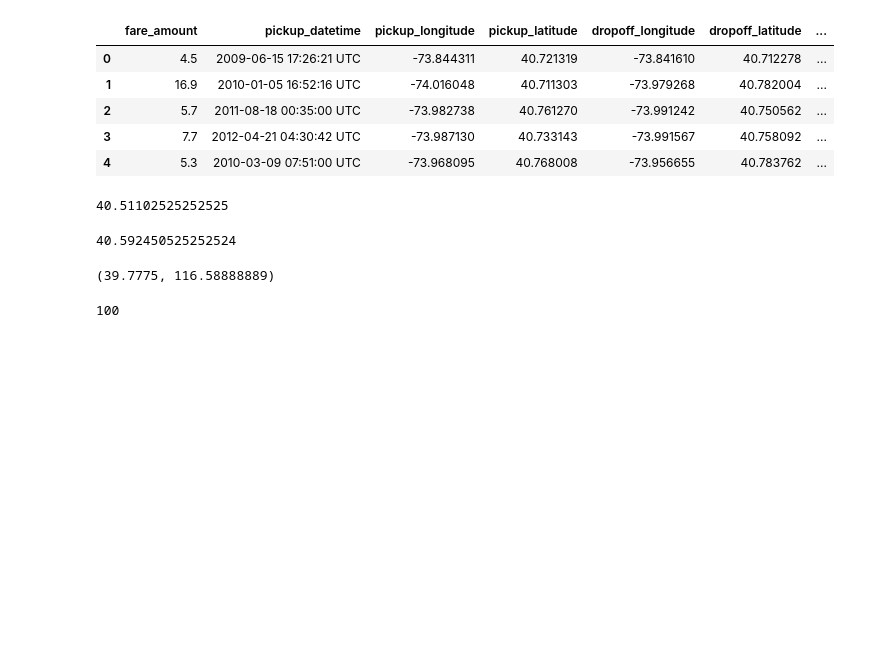
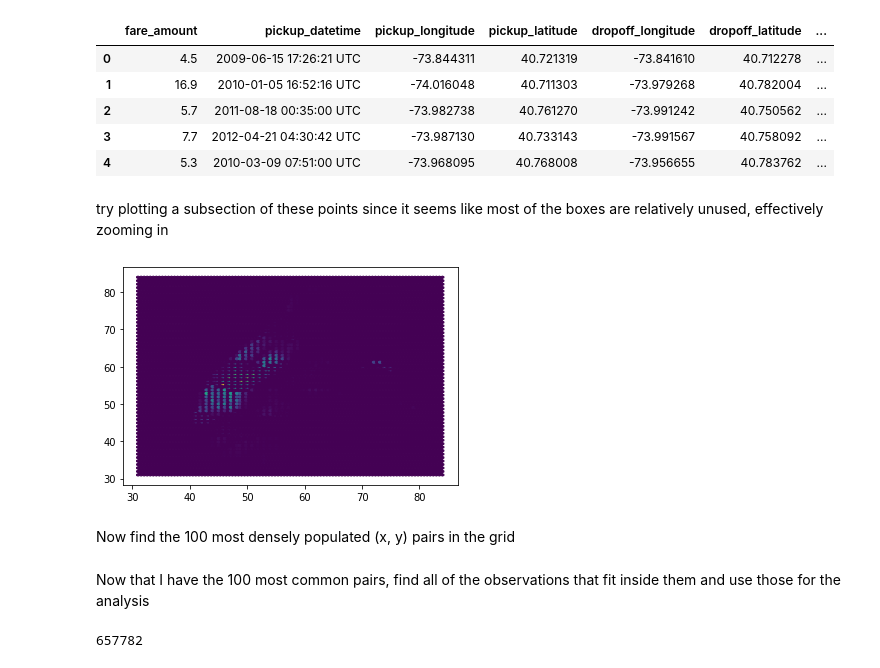
Before and after one commit to cla24/taxi_fare_weather, a Jupyter notebook: coordinates.ipynb, the cells around one changed output. Cells and saved outputs as stored; diff of their text form; code cells hidden in the pictures; blank space fills up the shorter version.

Commit message:
changes to coordinates file

```diff
--- a/coordinates.ipynb
+++ b/coordinates.ipynb
@@ -77,15 +78,25 @@ df.head()
 | 2 | 5.7 | 2011-08-18 00:35:00 UTC | -73.982738 | 40.761270 | -73.991242 | 40.750562 | ... |
 | 3 | 7.7 | 2012-04-21 04:30:42 UTC | -73.987130 | 40.733143 | -73.991567 | 40.758092 | ... |
 | 4 | 5.3 | 2010-03-09 07:51:00 UTC | -73.968095 | 40.768008 | -73.956655 | 40.783762 | ... |
-# %%
-rows[2]
-# %% [output]
-40.51102525252525
-# %%
-rows[20]
-# %% [output]
-40.592450525252524
-# %%
-bottomRight
-# %% [output]
-(39.7775, 116.58888889)
+# %% [markdown]
+try plotting a subsection of these points since it seems like most of the boxes are relatively unused, effectively zooming in
+# %%
+x_corr = np.concatenate([df['pick_col'].to_numpy(), df['drop_col'].to_numpy()])
+y_corr = np.concatenate([df['pick_row'].to_numpy(), df['drop_row'].to_numpy()])
+
+x_indexes = np.where((x_corr <= 30) | (x_corr >= 85))
+y_indexes = np.where((y_corr <= 30) | (y_corr >= 85))
+
+# get the unique index positions of the observations that don't fit to filter them out
+indexes = np.unique(np.concatenate([x_indexes, y_indexes], axis=1))
+
+# filter the x and y coordinates and then plot
+x_fil = np.delete(x_corr, indexes)
+y_fil = np.delete(y_corr, indexes)
+
+plt.hexbin(x_fil,y_fil)
+plt.show()
+# %% [output]
+[figure, added]
+# %% [markdown]
+Now find the 100 most densely populated (x, y) pairs in the grid
@@ -91,0 +116,2 @@ bottomRight
+# %% [markdown]
+Now that I have the 100 most common pairs, find all of the observations that fit inside them and use those for the analysis
@@ -92,4 +132,4 @@ bottomRight
 # %%
-len(cols)
+len(top_100_indexes)
 # %% [output]
-100
+657782
```
Also changed, not shown: parts of 23 cells of this notebook.
